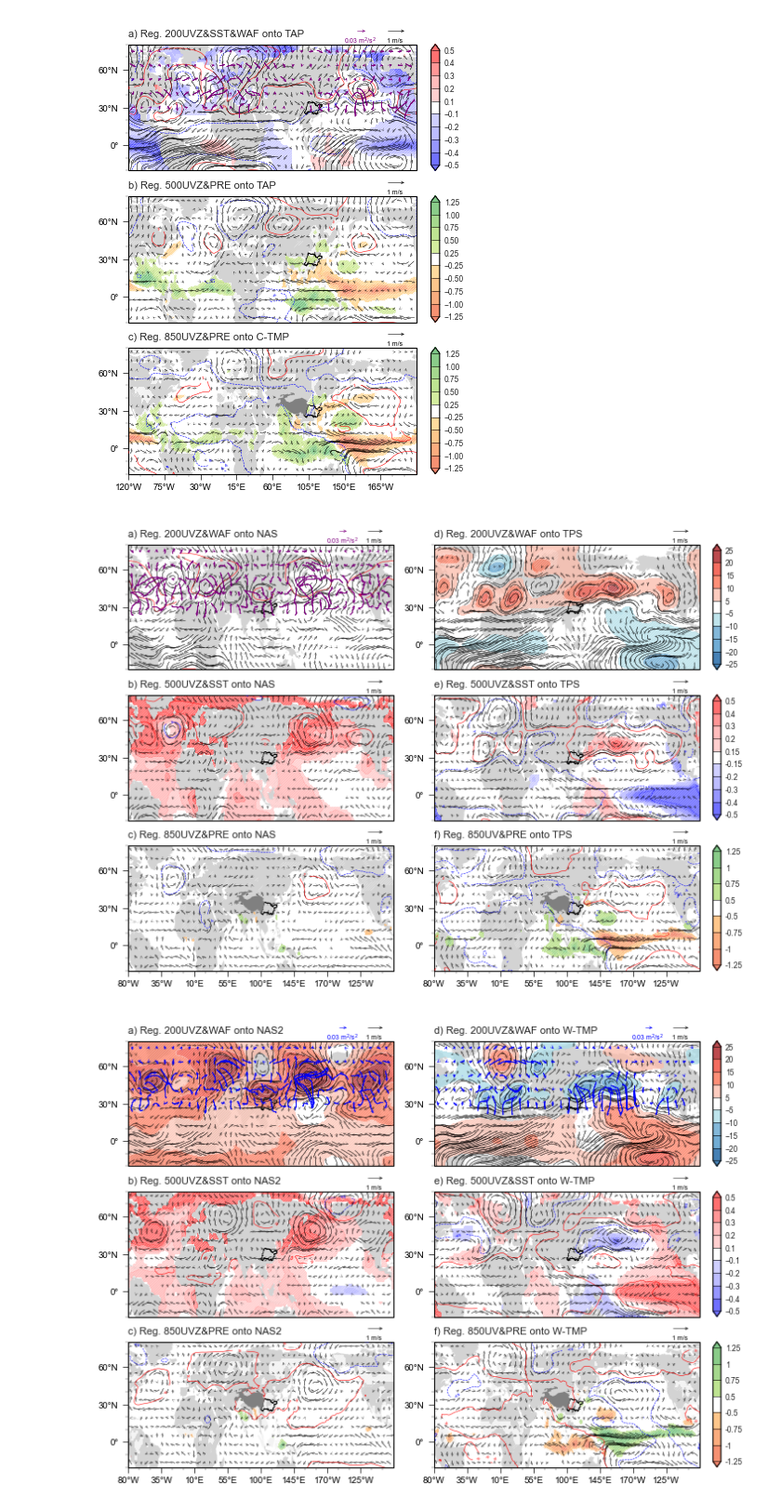
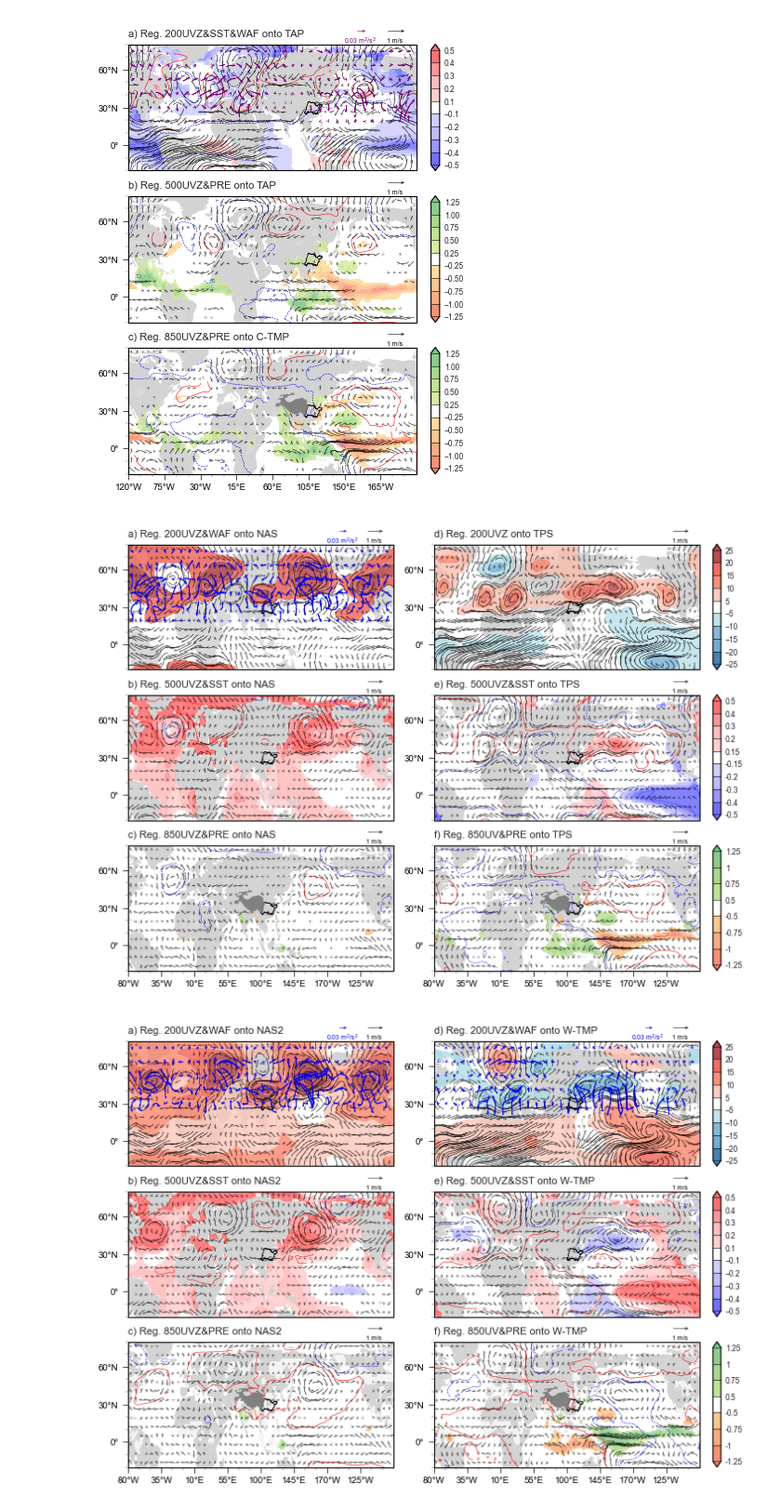
Before and after one commit to hhhopsong/work, a Jupyter notebook: Meteorological/p2/各因子回归场.ipynb, the cells around one changed output. Shown: that part at 93% size. Cells and saved outputs as stored; diff of their text form; code cells hidden in the pictures.

```diff
--- a/Meteorological/p2/各因子回归场.ipynb
+++ b/Meteorological/p2/各因子回归场.ipynb
@@ -382,7 +382,7 @@ if 1:
     corr_z_, lon = add_cyclic_point(corr_z_1[2, :, :], coord=Z['lon'])
 
     positive_values = reg_z_[reg_z_ > 0]
-    q50_positive = np.round(np.percentile(positive_values, 33.3)/9.8) if positive_values.size > 0 else 0
+    q50_positive = np.round(np.percentile(positive_values, 66.6)/9.8) if positive_values.size > 0 else 0
     positive_values = reg_z_[reg_z_ < 0]
     q50_positive_ = np.round(np.percentile(positive_values, 66.6)/9.8) if positive_values.size > 0 else 0
     z_high = ax1.contour(lon, Z['lat'], reg_z_/9.8, colors='red', levels=[q50_positive], linewidths=0.4, transform=ccrs.PlateCarree(central_longitude=0))
@@ -402,7 +402,7 @@ if 1:
     plt.rcParams['hatch.color'] = '#FFFFFF'
     p_hatches = ax1.contourf(lon, Sst['lat'], p_test, levels=[0, 1], hatches=['////////////', None], colors="none", add_colorbar=False, transform=ccrs.PlateCarree(central_longitude=0), edgecolor='none',  linewidths=0)
 
-    wind = Curlyquiver(ax1, U['lon'], U['lat'], reg_u_1[2, :, :], reg_v_1[2, :, :], thinning=[0.2, 'min'],
+    wind = Curlyquiver(ax1, U['lon'], U['lat'], reg_u_1[2, :, :], reg_v_1[2, :, :], thinning=['40%', 'min'],
                                   center_lon=c_lon_1, arrowsize=.5, scale=3, linewidth=0.15, regrid=15,
                                    color='k', nanmax=20/3)
     wind.key(fig, U=1, label='1 m/s', ud=7.7, edgecolor='none', arrowsize=.5, linewidth=0.4,color='k')
@@ -412,7 +412,7 @@ if 1:
     waf_x_mask = waf_speed_mask * waf_x[1]
     waf_y_mask = waf_speed_mask * waf_y[1]
     WAF_cq = Curlyquiver(ax1, waf_x['lon'], waf_x['lat'][:180],
-                                  waf_x_mask[:180, :], waf_y_mask[:180, :], thinning=['25%', 'min'],
+                                  waf_x_mask[:180, :], waf_y_mask[:180, :], thinning=['35%', 'min'],
                                   regrid=10, center_lon=c_lon_1, arrowsize=.5, scale=7.5, linewidth=0.4,
                                   color='purple', nanmax=.2)
     WAF_cq.key(fig, U=.03, label='0.03 m$^2$/s$^2$', lr=1.8, ud=7.7, edgecolor='none', arrowsize=.5, linewidth=0.4)
@@ -450,7 +450,7 @@ if 1:
     #pre
     reg_pre_, lon = add_cyclic_point(reg_pre_1[:, :], coord=Pre['lon'])
     corr_pre_, lon = add_cyclic_point(corr_pre_1[:, :], coord=Pre['lon'])
-    reg_pre_ = np.where((np.abs(reg_pre_) < .1), np.nan, reg_pre_)
+    reg_pre_ = np.where((np.abs(reg_pre_) < .23), np.nan, reg_pre_)
     # pre
     pre = ax2.contourf(lon, Pre['lat'], reg_pre_, cmap=cmaps.MPL_RdYlGn[22+0:56] + cmaps.CBR_wet[0] + cmaps.MPL_RdYlGn[72:106-0], alpha=0.75, levels=[-1.25, -1., -.75, -.5, -.25, .25, .5, .75, 1., 1.25], extend='both', transform=ccrs.PlateCarree(central_longitude=0))
     pre_edge = ax2.contour(lon, Pre['lat'], reg_pre_, colors='white', levels=[-1.25, -1., -.75, -.5, -.25, .25, .5, .75, 1., 1.25], linestyles='solid',linewidths=0.2, transform=ccrs.PlateCarree(central_longitude=0))
@@ -460,7 +460,7 @@ if 1:
     plt.rcParams['hatch.linewidth'] = 0.2
     plt.rcParams['hatch.color'] = '#FFFFFF'
     # wind
-    wind = Curlyquiver(ax2, U['lon'], U['lat'], reg_u_1[3, :, :], reg_v_1[3, :, :], thinning=[0.1, 'min'],
+    wind = Curlyquiver(ax2, U['lon'], U['lat'], reg_u_1[3, :, :], reg_v_1[3, :, :], thinning=['40%', 'min'],
                                   center_lon=c_lon_1, arrowsize=.5, scale=3, linewidth=0.15, regrid=15,
                                   color='k', nanmax=wind.nanmax)
     wind.key(fig, U=1, label='1 m/s', ud=7.7, edgecolor='none', arrowsize=.5, color='k', linewidth=0.4)
@@ -487,7 +487,7 @@ if 1:
     latlon_fmt(ax3, xticks1, yticks1, MultipleLocator(45), MultipleLocator(15), MultipleLocator(30), MultipleLocator(10))
     reg_pre_, lon = add_cyclic_point(reg_pre_2[:, :], coord=Pre['lon'])
     corr_pre_, lon = add_cyclic_point(corr_pre_2[:, :], coord=Pre['lon'])
-    reg_pre_ = np.where((np.abs(reg_pre_) < .1), np.nan, reg_pre_)
+    reg_pre_ = np.where((np.abs(reg_pre_) < .23), np.nan, reg_pre_)
     # pre
     pre = ax3.contourf(lon, Pre['lat'], reg_pre_, cmap=cmaps.MPL_RdYlGn[22+0:56] + cmaps.CBR_wet[0] + cmaps.MPL_RdYlGn[72:106-0], alpha=0.75, levels=[-1.25, -1., -.75, -.5, -.25, .25, .5, .75, 1., 1.25], extend='both', transform=ccrs.PlateCarree(central_longitude=0))
     pre_edge = ax3.contour(lon, Pre['lat'], reg_pre_, colors='white', levels=[-1.25, -1., -.75, -.5, -.25, .25, .5, .75, 1., 1.25], linestyles='solid',linewidths=0.2, transform=ccrs.PlateCarree(central_longitude=0))
@@ -498,7 +498,7 @@ if 1:
     plt.rcParams['hatch.linewidth'] = 0.2
     plt.rcParams['hatch.color'] = '#FFFFFF'
     # wind
-    wind = Curlyquiver(ax3, U['lon'], U['lat'], reg_u_2[4, :, :], reg_v_2[4, :, :], thinning=[0.1, 'min'],
+    wind = Curlyquiver(ax3, U['lon'], U['lat'], reg_u_2[4, :, :], reg_v_2[4, :, :], thinning=[0.2, 'min'],
                                   center_lon=c_lon_2, arrowsize=.5, scale=3, linewidth=0.15, regrid=15,
                                 color='k', nanmax=wind.nanmax)
     wind.key(fig, U=1, label='1 m/s', ud=7.7, edgecolor='none', arrowsize=.5, color='k', linewidth=0.4)
@@ -528,7 +528,7 @@ if 1:
     plt.savefig(f'D:/PyFile/p2/pic/回归场1.png', dpi=600, bbox_inches='tight')
     plt.show()
 # %% [output]
-[figure, old version]
+[figure, new version]
 # %%
 # type2绘图
 if 2:
@@ -568,16 +568,29 @@ if 2:
     waf_x, waf_y, waf_z = TN_WAF_3D(Uc, Vc, GEOa, Tc)
     reg_z_, lon = add_cyclic_point(reg_z_1[2, :, :], coord=Z['lon'])
     corr_z_, lon = add_cyclic_point(corr_z_1[2, :, :], coord=Z['lon'])
-    reg_z_ = np.where((np.abs(reg_z_/9.8) < 5), np.nan, reg_z_)
-    # z
-    positive_values = reg_z_1[2][reg_z_1[2] > 0]
-    q50_positive = np.round(np.percentile(positive_values, 90)/9.8) if positive_values.size > 0 else 0
-    positive_values = reg_z_1[2][reg_z_1[2] < 0]
-    q50_positive_ = np.round(np.percentile(positive_values, 66.6)/9.8) if positive_values.size > 0 else 0
-    z_high = ax1.contour(lon, Z['lat'], reg_z_/9.8, colors='red', levels=[q50_positive], linewidths=0.4, transform=ccrs.PlateCarree(central_longitude=0))
-    z_low = ax1.contour(lon, Z['lat'], reg_z_/9.8, colors='blue', levels=[q50_positive_], linewidths=0.4, transform=ccrs.PlateCarree(central_longitude=0))
-    z_high.clabel(inline=1, fontsize=3)
-    z_low.clabel(inline=1, fontsize=3)
+    reg_z_ = np.where((np.abs(reg_z_/9.8) < 15), np.nan, reg_z_)
+    waf_contf = ax1.contourf(lon, Z['lat'], reg_z_/9.8,
+                                           levels=np.array([-25, -20, -15, -10, -5, 5, 10, 15, 20, 25]),
+                                           cmap=cmaps.temp_diff_18lev[2:-2], alpha=0.75,
+                                           extend='both',
+                                           transform=ccrs.PlateCarree(central_longitude=0))
+    waf_cont = ax1.contour(lon, Z['lat'], reg_z_/9.8, colors='white', levels=np.array([-25, -20, -15, -10, -5, 5, 10, 15, 20, 25]), linestyles='solid', linewidths=0.4, transform=ccrs.PlateCarree(central_longitude=0))
+    p_test = np.where(np.abs(corr_z_) > p_th, 0, np.nan)
+
+    # 显著性
+    plt.rcParams['hatch.linewidth'] = 0.2
+    plt.rcParams['hatch.color'] = '#FFFFFF'
+    p_hatches = ax1.contourf(lon, Z['lat'], p_test, levels=[0, 1], hatches=['////////////', None], colors="none", add_colorbar=False, transform=ccrs.PlateCarree(central_longitude=0), edgecolor='none',  linewidths=0)
+
+    # # z
+    # positive_values = reg_z_1[2][reg_z_1[2] > 0]
+    # q50_positive = np.round(np.percentile(positive_values, 90)/9.8) if positive_values.size > 0 else 0
+    # positive_values = reg_z_1[2][reg_z_1[2] < 0]
+    # q50_positive_ = np.round(np.percentile(positive_values, 66.6)/9.8) if positive_values.size > 0 else 0
+    # z_high = ax1.contour(lon, Z['lat'], reg_z_/9.8, colors='red', levels=[q50_positive], linewidths=0.4, transform=ccrs.PlateCarree(central_longitude=0))
+    # z_low = ax1.contour(lon, Z['lat'], reg_z_/9.8, colors='blue', levels=[q50_positive_], linewidths=0.4, transform=ccrs.PlateCarree(central_longitude=0))
+    # z_high.clabel(inline=1, fontsize=3)
+    # z_low.clabel(inline=1, fontsize=3)
     # waf_contf = ax1.contourf(lon, Z['lat'], reg_z_/9.8,
     #                                        levels=np.array([-25, -20, -15, -10, -5, 5, 10, 15, 20, 25]),
     #                                        cmap=cmaps.temp_diff_18lev[2:-2], alpha=0.75,
@@ -602,7 +615,7 @@ if 2:
     WAF_cq = Curlyquiver(ax1, waf_x['lon'], waf_x['lat'][:180],
                                   waf_x_mask[:180, :], waf_y_mask[:180, :], thinning=['25%', 'min'],
                                   regrid=10, center_lon=c_lon_1, arrowsize=.5, scale=7.5, linewidth=0.4,
-                                  color='purple', nanmax=.2)
+                                  color='blue', nanmax=.2)
     WAF_cq.key(fig, U=.03, label='0.03 m$^2$/s$^2$', lr=1.8, ud=7.7, edgecolor='none', arrowsize=.5, linewidth=0.4)
     # 边框显示为黑色
     ax1.grid(False)
@@ -703,7 +716,7 @@ if 2:
     xticks1 = np.arange(draw_zone_2[0], draw_zone_2[1], 5)
     yticks1 = np.arange(draw_zone_2[2], draw_zone_2[3], 30)
     ax1 = fig.add_subplot(gs[0, 1], projection=ccrs.PlateCarree(central_longitude=c_lon_2))
-    ax1.set_title(f"d) Reg. 200UVZ&WAF onto TPS", fontsize=8, loc='left')
+    ax1.set_title(f"d) Reg. 200UVZ onto TPS", fontsize=8, loc='left')
     ax1.set_extent(draw_zone_2, crs=ccrs.PlateCarree())
     ax1.set_aspect('auto')
     ax1.add_feature(cfeature.LAND.with_scale('110m'), color='lightgray', lw=0.05)
@@ -850,34 +863,34 @@ if 2:
     wind = Curlyquiver(ax3, U['lon'], U['lat'], reg_u_2[4, :, :], reg_v_2[4, :, :], thinning=[0.1, 'min'],
                                   center_lon=c_lon_2, arrowsize=.5, scale=3, linewidth=0.15, regrid=15,
                                 color='k', nanmax=wind.nanmax)
     wind.key(fig, U=1, label='1 m/s', ud=7.7, edgecolor='none', arrowsize=.5, color='k', linewidth=0.4)
     # z
     positive_values = reg_z_2[4][reg_z_2[4] > 0]
     q50_positive = np.round(np.percentile(positive_values, 33.3)/9.8) if positive_values.size > 0 else 0
     positive_values = reg_z_2[4][reg_z_2[4] < 0]
     q50_positive_ = np.round(np.percentile(positive_values, 66.6)/9.8) if positive_values.size > 0 else 0
     z_high = ax3.contour(Z['lon'], Z['lat'], reg_z_2[4, :, :]/9.8, colors='red', levels=[q50_positive], linewidths=0.4, transform=ccrs.PlateCarree(central_longitude=0))
     z_low = ax3.contour(Z['lon'], Z['lat'], reg_z_2[4, :, :]/9.8, colors='blue', levels=[q50_positive_], linewidths=0.4, transform=ccrs.PlateCarree(central_longitude=0))
     z_high.clabel(inline=1, fontsize=3)
     z_low.clabel(inline=1, fontsize=3)
     # 边框显示为黑色
     ax3.grid(False)
     for spine in ax3.spines.values():
         spine.set_edgecolor('black')
     # 色条
     ax3_colorbar = inset_axes(ax3, width="3%", height="100%", loc='lower left', bbox_to_anchor=(1.05, 0., 1, 1), bbox_transform=ax3.transAxes, borderpad=0)
     cb3 = plt.colorbar(pre, cax=ax3_colorbar, orientation='vertical', drawedges=True)
     cb3.outline.set_edgecolor('black')  # 将colorbar边框调为黑色
     cb3.dividers.set_color('black') # 将colorbar内间隔线调为黑色
     cb3.locator = ticker.FixedLocator(np.array([-1.25, -1., -.75, -.5, .5, .75, 1., 1.25]))
     cb3.set_ticklabels(['-1.25', '-1', '-0.75', '-0.5', '0.5', '0.75', '1', '1.25'])
     cb3.ax.tick_params(length=0, labelsize=6)  # length为刻度线的长度
 
 
     plt.savefig(f'D:/PyFile/p2/pic/回归场2.png', dpi=600, bbox_inches='tight')
     plt.show()
 # %% [output]
-[figure, old version]
+[figure, new version]
 # %%
 # type3绘图
 if 3:
```
Also changed, not shown: parts of 1 cell of this notebook, 11 other files.
